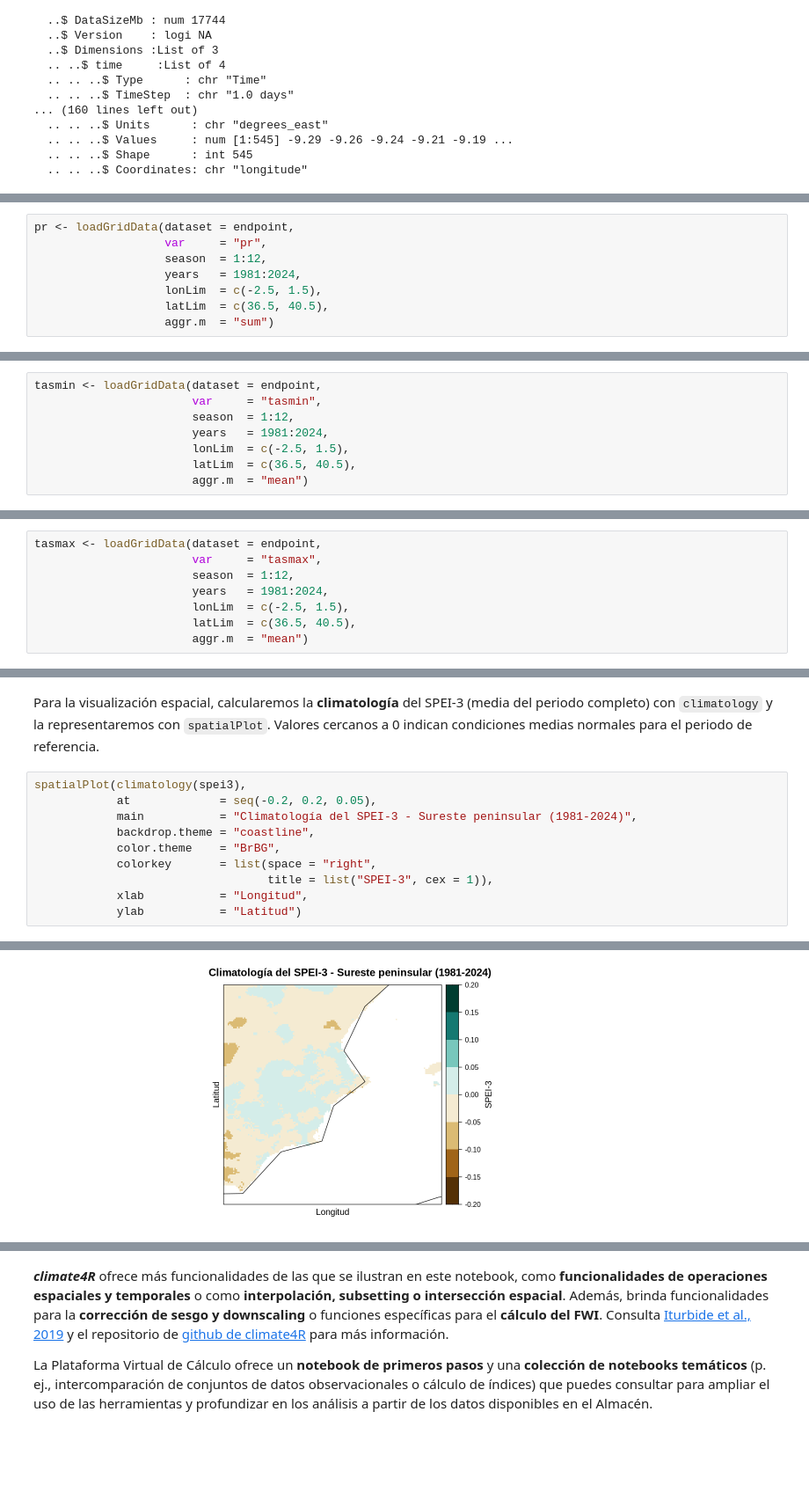
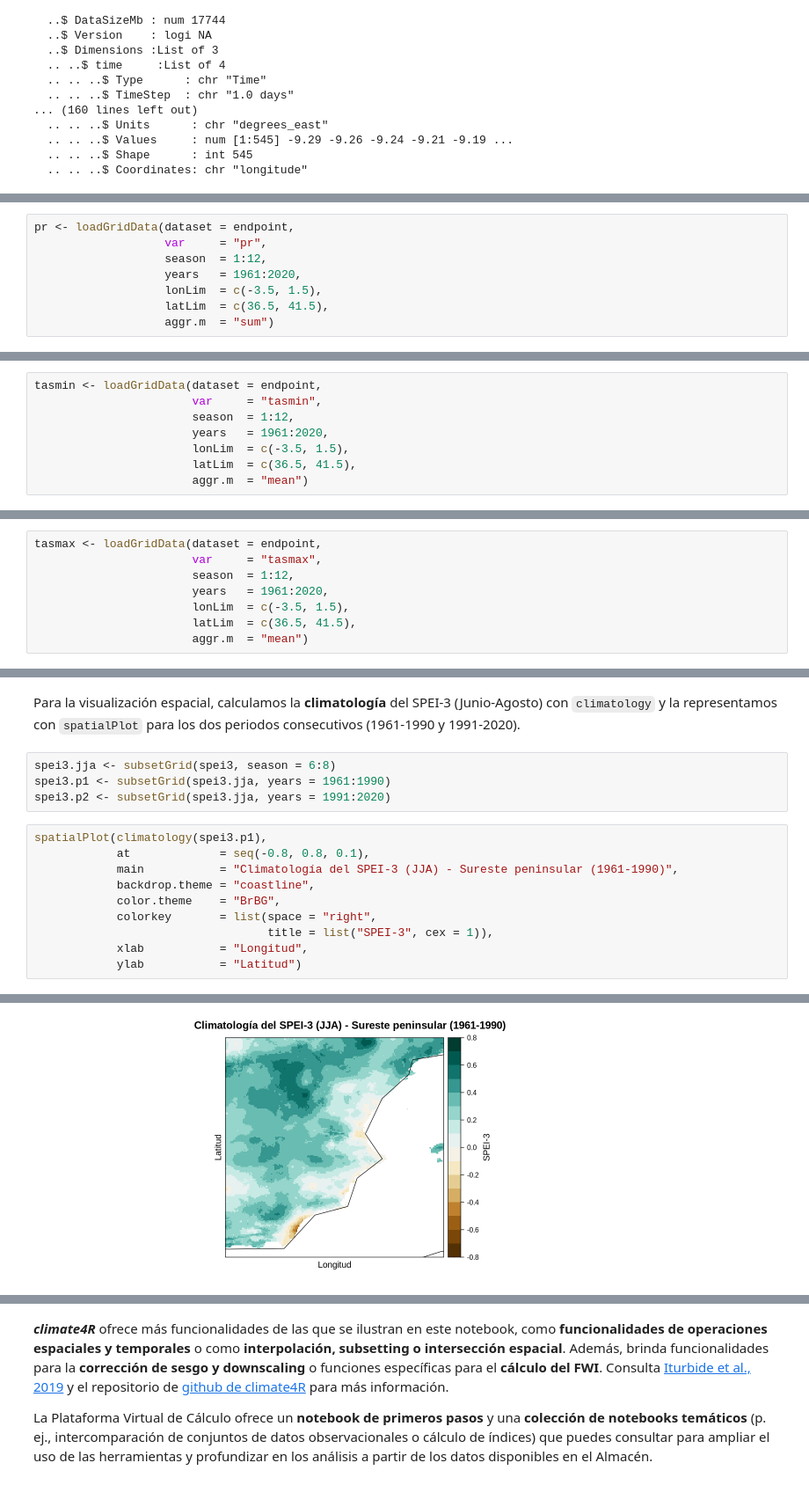
Before and after one commit to SantanderMetGroup/PTI-Clima-Datalab, a Jupyter notebook: Notebooks/R/calculo_indices_SPEI-3_PTI-grid_R.ipynb, the cells around one changed output, grey strips where cells are left out. Shown at 88% size. Drawn from its saved outputs; the diff is of its cells as text; blank space fills up the shorter version.

```diff
--- a/Notebooks/R/calculo_indices_SPEI-3_PTI-grid_R.ipynb
+++ b/Notebooks/R/calculo_indices_SPEI-3_PTI-grid_R.ipynb
@@ -189,8 +191,8 @@ Para acotar el dominio espacial, utilizaremos `lonLim` y `latLim` para cargar ú
 pr <- loadGridData(dataset = endpoint,
                    var     = "pr",
                    season  = 1:12,
-                   years   = 1981:2024,
-                   lonLim  = c(-2.5, 1.5),
-                   latLim  = c(36.5, 40.5),
+                   years   = 1961:2020,
+                   lonLim  = c(-3.5, 1.5),
+                   latLim  = c(36.5, 41.5),
                    aggr.m  = "sum")
 # %% [output]
@@ -211,8 +213,8 @@ NOTE: Daily data will be monthly aggregated
 tasmin <- loadGridData(dataset = endpoint,
                        var     = "tasmin",
                        season  = 1:12,
-                       years   = 1981:2024,
-                       lonLim  = c(-2.5, 1.5),
-                       latLim  = c(36.5, 40.5),
+                       years   = 1961:2020,
+                       lonLim  = c(-3.5, 1.5),
+                       latLim  = c(36.5, 41.5),
                        aggr.m  = "mean")
 # %% [output]
@@ -233,8 +235,8 @@ NOTE: Daily data will be monthly aggregated
 tasmax <- loadGridData(dataset = endpoint,
                        var     = "tasmax",
                        season  = 1:12,
-                       years   = 1981:2024,
-                       lonLim  = c(-2.5, 1.5),
-                       latLim  = c(36.5, 40.5),
+                       years   = 1961:2020,
+                       lonLim  = c(-3.5, 1.5),
+                       latLim  = c(36.5, 41.5),
                        aggr.m  = "mean")
 # %% [output]
@@ -313,9 +315,13 @@ pad applied on the interval: month
 # %% [markdown]
-Para la visualización espacial, calcularemos la **climatología** del SPEI-3 (media del periodo completo) con `climatology` y la representaremos con `spatialPlot`. Valores cercanos a 0 indican condiciones medias normales para el periodo de referencia.
+Para la visualización espacial, calculamos la **climatología** del SPEI-3 (Junio-Agosto) con `climatology` y la representamos con `spatialPlot` para los dos periodos consecutivos (1961-1990 y 1991-2020).
+# %%
+spei3.jja <- subsetGrid(spei3, season = 6:8)
+spei3.p1 <- subsetGrid(spei3.jja, years = 1961:1990)
+spei3.p2 <- subsetGrid(spei3.jja, years = 1991:2020)
 # %%
-spatialPlot(climatology(spei3),
-            at             = seq(-0.2, 0.2, 0.05),
-            main           = "Climatología del SPEI-3 - Sureste peninsular (1981-2024)",
+spatialPlot(climatology(spei3.p1),
+            at             = seq(-0.8, 0.8, 0.1),
+            main           = "Climatología del SPEI-3 (JJA) - Sureste peninsular (1961-1990)",
             backdrop.theme = "coastline",
             color.theme    = "BrBG",
             colorkey       = list(space = "right",
@@ -329 +335 @@ spatialPlot(climatology(spei3),
-[figure, old version]
+[figure, new version]
```
Also changed, not shown: parts of 19 cells of this notebook.
